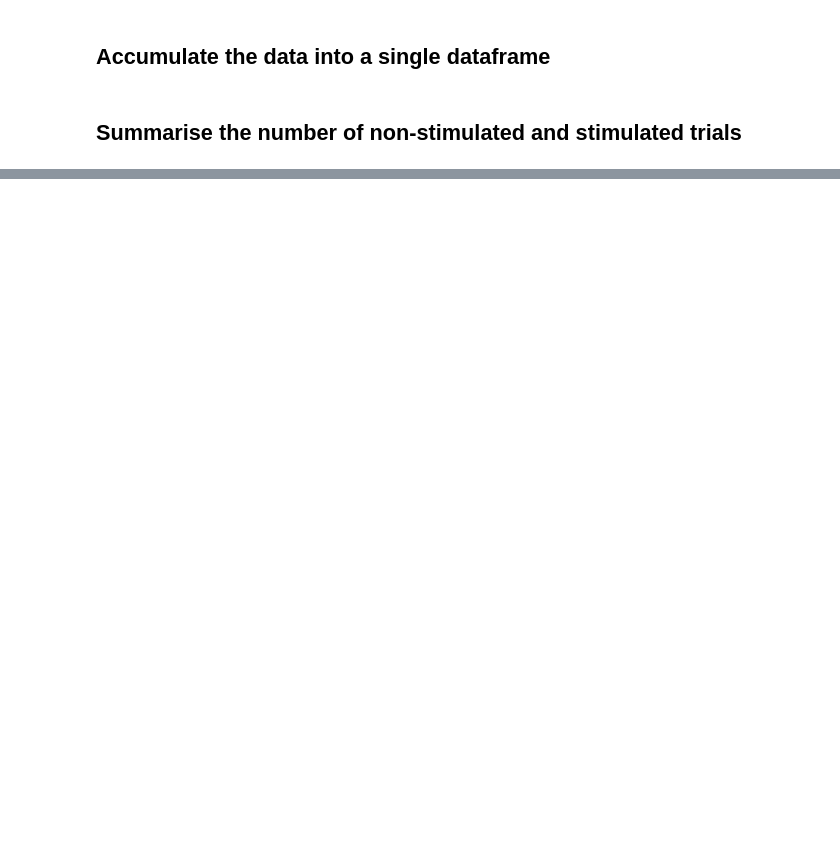
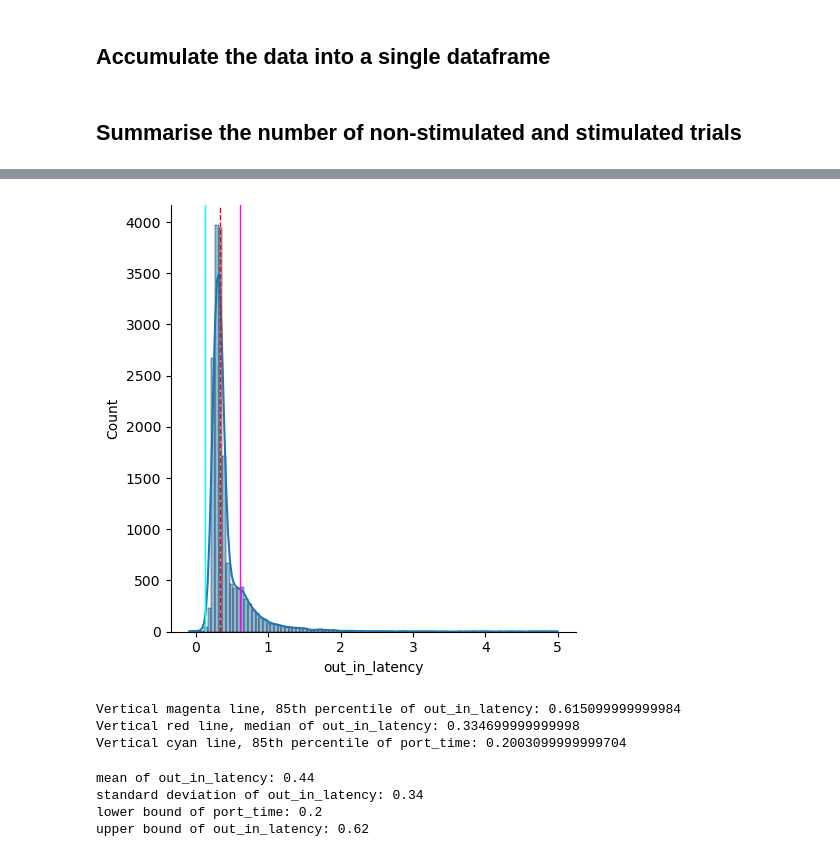
Before and after one commit to sthitapati/sarabhai, a Jupyter notebook: notebooks/summarise.ipynb, the cells around one changed output, grey strips where cells are left out. Cells and saved outputs as stored; diff of their text form; code cells hidden in the pictures; blank space fills up the shorter version.

```diff
--- a/notebooks/summarise.ipynb
+++ b/notebooks/summarise.ipynb
@@ -262 +220,24 @@ Vertical red line, 85th percentile of out_in_latency: 0.5933099999999598
+# %%
+
+# get out_in_latency and in_in_latency from df_s
+
+df_latency = df_s[['out_in_latency', 'in_in_latency', 'opto_stimulated_port', 'repeat_filter']].copy()
+
+# add a column port_time = in_in_latency - out_in_latency
+df_latency['port_time'] = df_latency['in_in_latency'] - df_latency['out_in_latency']
+
+# reset index
+df_latency.reset_index(drop=True, inplace=True)
+
+df_latency.head()
+
+# to simplify calculation of variable delay, we will only consider trials with port_time < 1 second
+df_latency = df_latency[df_latency['port_time'] < 1]
+
+# and remove trials with out_in_latency > 5 seconds to account for very long wait time before the next poke when the animal just decides to go have a mid-strength beer
+df_latency = df_latency[df_latency['out_in_latency'] < 5]
+
+# remove rows when there is repat of poke in the same port (repeat_filter = 0)
+
+df_latency = df_latency[df_latency['repeat_filter'] == 1]
 # %%
@@ -287,0 +260,38 @@ Vertical red line, 95th percentile of time_in_ports: 0.15994500000007852
+# %%
+# plot a histogram of df_latency['out_in_latency']
+
+sns.displot(df_latency['out_in_latency'], bins=100, kde=True)
+
+# draw a vertical line at the 75th percentile in the same plot
+
+plt.axvline(x=np.percentile(df_latency['out_in_latency'],85), color='magenta', linewidth=1)
+plt.axvline(x=np.median(df_latency['out_in_latency']), color='red', linestyle='--', linewidth=1)
+# draw a cyan line at the 85th percentile of df_latency['port_time'] in the same plot
+plt.axvline(x=np.percentile(df_latency['port_time'],85), color='cyan', linewidth=1)
+plt.show()
+
+print('Vertical magenta line, 85th percentile of out_in_latency:', np.percentile(df_latency['out_in_latency'],85))
+print('Vertical red line, median of out_in_latency:', np.median(df_latency['out_in_latency']))
+print('Vertical cyan line, 85th percentile of port_time:', np.percentile(df_latency['port_time'],95))
+
+# plot
+# %% [output]
+[figure, added]
+Vertical magenta line, 85th percentile of out_in_latency: 0.615099999999984
+Vertical red line, median of out_in_latency: 0.334699999999998
+Vertical cyan line, 85th percentile of port_time: 0.2003099999999704
+# %%
+# lowerBound = np.percentile(df_latency['port_time'],95
+# upperBound = np.percentile(df_latency['out_in_latency'],85
+# mean_ = np.mean(df_latency['out_in_latency'])
+# sd_ = np.std(df_latency['out_in_latency'])
+
+print('mean of out_in_latency:', round(np.mean(df_latency['out_in_latency']), 2))
+print('standard deviation of out_in_latency:', round(np.std(df_latency['out_in_latency']), 2))
+print('lower bound of port_time:', round(np.percentile(df_latency['port_time'], 95), 2))
+print('upper bound of out_in_latency:', round(np.percentile(df_latency['out_in_latency'], 85), 2))
+# %% [output]
+mean of out_in_latency: 0.44
+standard deviation of out_in_latency: 0.34
+lower bound of port_time: 0.2
+upper bound of out_in_latency: 0.62
```
Also changed, not shown: parts of 8 cells of this notebook, 1 other file.
